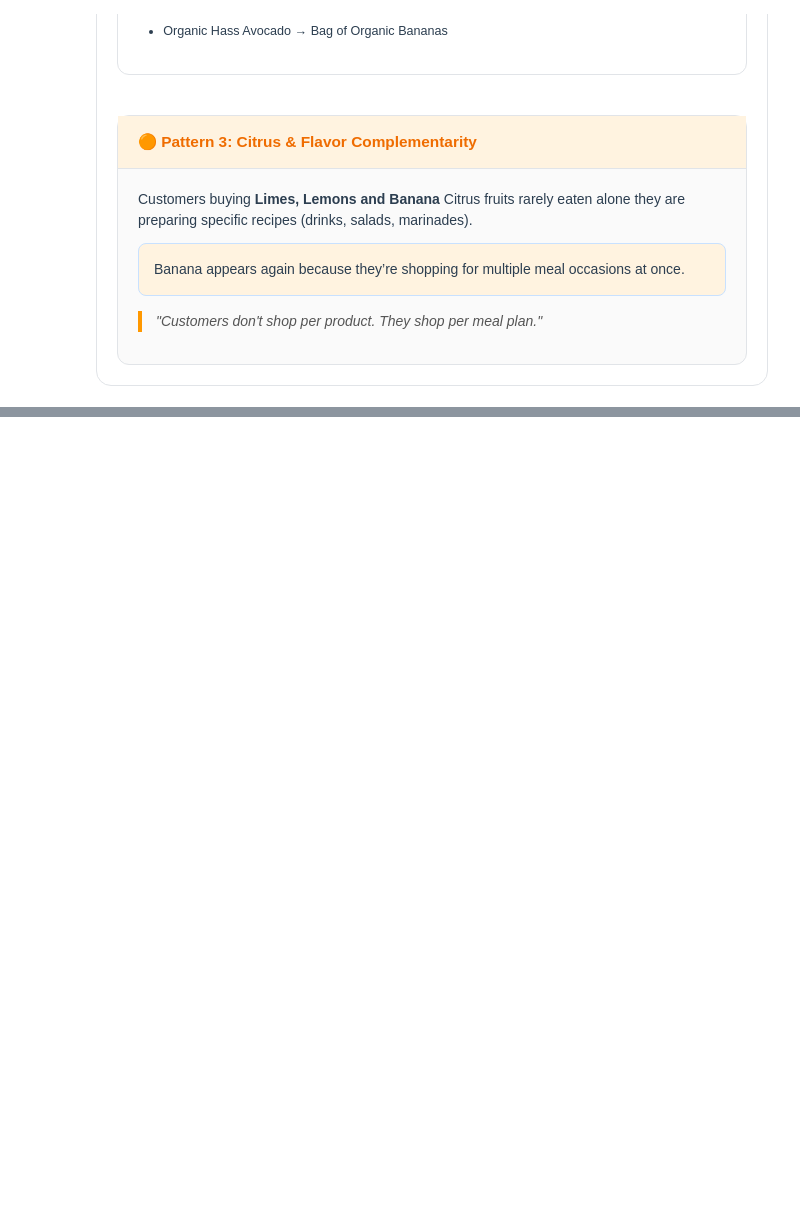
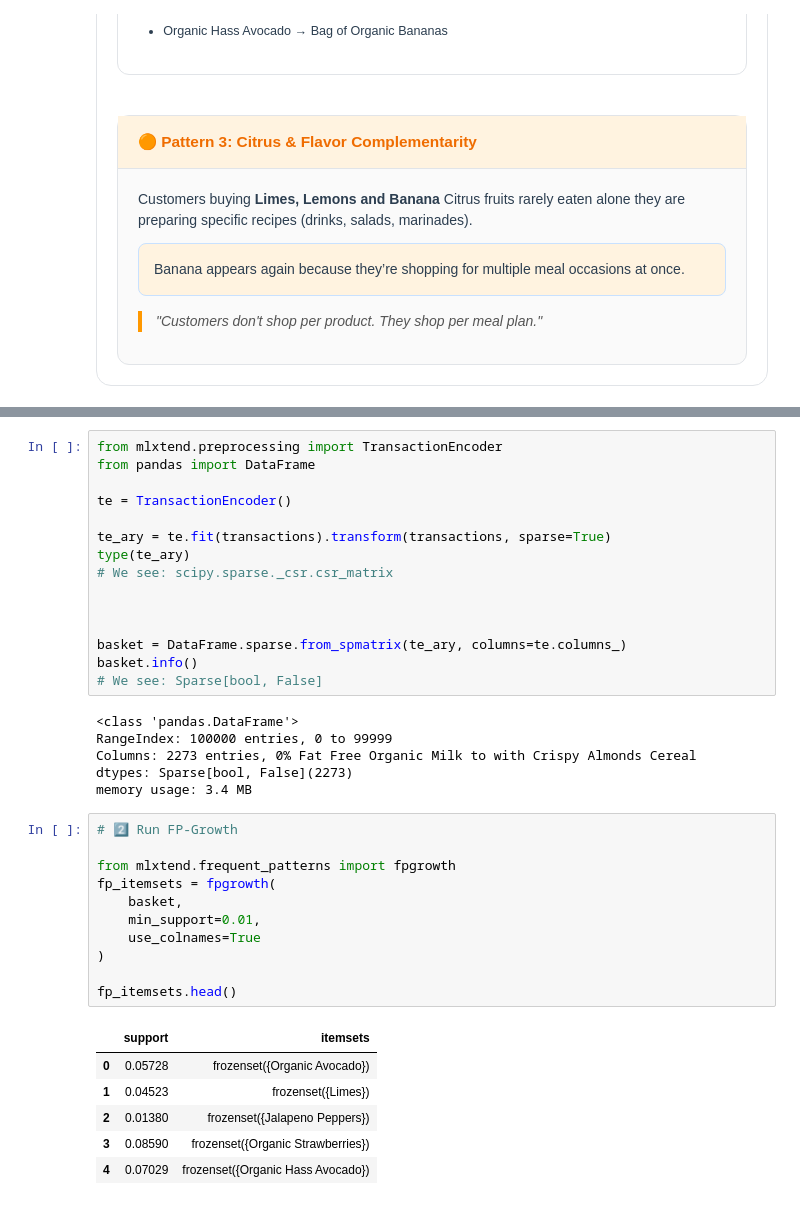
Before and after one commit to pradeepjoel/instacart-retail-project, a Jupyter notebook: association_rule_mining/association_rule_mining.ipynb, the cells around one changed output, grey strips where cells are left out. Drawn from its saved outputs; the diff is of its cells as text; blank space fills up the shorter version.

```diff
--- a/association_rule_mining/association_rule_mining.ipynb
+++ b/association_rule_mining/association_rule_mining.ipynb
@@ -757,3 +741,42 @@ rules_df.sort_values('confidence', ascending=False).head(10)
     </div>
 </div>
 </div>
+# %%
+from mlxtend.preprocessing import TransactionEncoder
+from pandas import DataFrame
+
+te = TransactionEncoder()
+
+te_ary = te.fit(transactions).transform(transactions, sparse=True)
+type(te_ary)
+# We see: scipy.sparse._csr.csr_matrix
+
+
+
+basket = DataFrame.sparse.from_spmatrix(te_ary, columns=te.columns_)
+basket.info()
+# We see: Sparse[bool, False]
+# %% [output]
+<class 'pandas.DataFrame'>
+RangeIndex: 100000 entries, 0 to 99999
+Columns: 2273 entries, 0% Fat Free Organic Milk to with Crispy Almonds Cereal
+dtypes: Sparse[bool, False](2273)
+memory usage: 3.4 MB
+# %%
+# 2️⃣ Run FP-Growth
+
+from mlxtend.frequent_patterns import fpgrowth
+fp_itemsets = fpgrowth(
+    basket,
+    min_support=0.01,
+    use_colnames=True
+)
+
+fp_itemsets.head()
+# %% [output]
+|  | support | itemsets |
+| 0 | 0.05728 | frozenset({Organic Avocado}) |
+| 1 | 0.04523 | frozenset({Limes}) |
+| 2 | 0.01380 | frozenset({Jalapeno Peppers}) |
+| 3 | 0.08590 | frozenset({Organic Strawberries}) |
+| 4 | 0.07029 | frozenset({Organic Hass Avocado}) |
```
Also changed, not shown: parts of 6 cells of this notebook, 1 other file.
